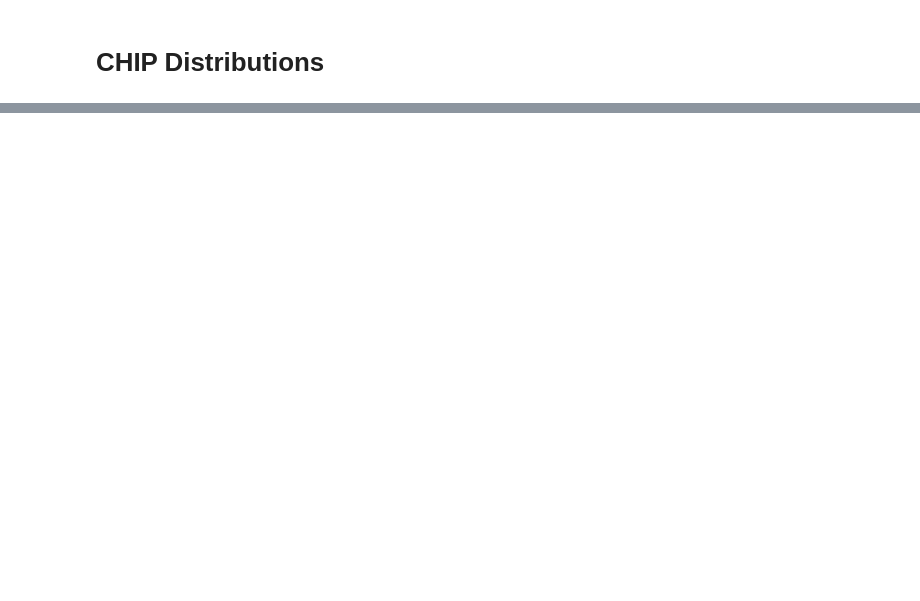
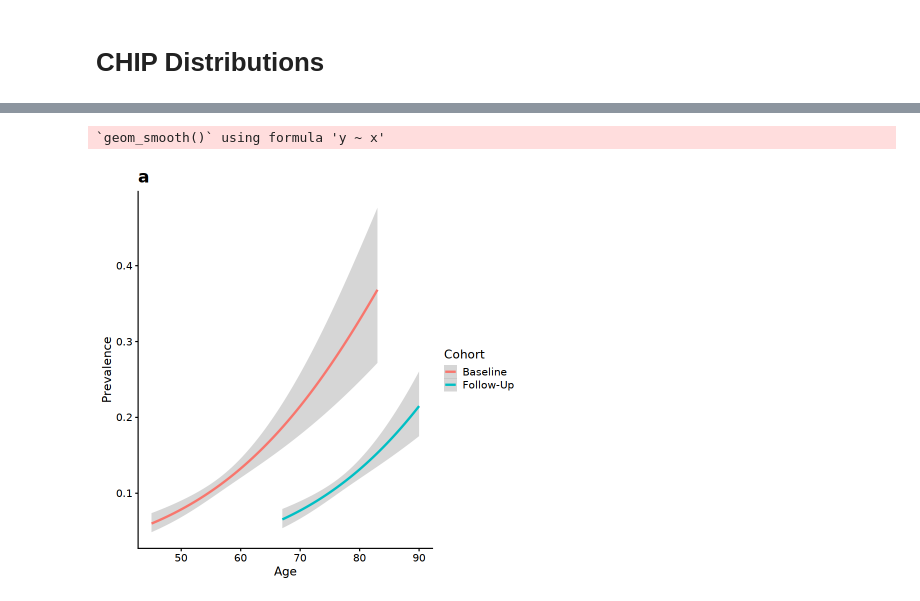
Before and after one commit to MMesbahU/longitudinal-profiling-of-clonal-hematopoiesis, a Jupyter notebook: detect_CH/2.1.Fig1_Table1.ipynb, the cells around one changed output, grey strips where cells are left out. Saved outputs shown, nothing was run; the diff lists cells and outputs as text; code cells hidden in the pictures; blank space fills up the shorter version.

```diff
--- a/detect_CH/2.1.Fig1_Table1.ipynb
+++ b/detect_CH/2.1.Fig1_Table1.ipynb
@@ -9,0 +3,8 @@ aric_baseline <- fread("aric_baseline_N10881.pheno_ch_status.23Mar2023.csv", hea
+# %%
+library(data.table)
+library(ggplot2)
+library(ggpubr)
+library(cowplot)
+theme_set(theme_cowplot())
+library(dplyr)
+library(tidyr)
@@ -9,0 +32,11 @@ aric_baseline <- fread("aric_baseline_N10881.pheno_ch_status.23Mar2023.csv", hea
+# %%
+# Baseline pop
+aric_baseline_full <- fread("aric_baseline_N10881.pheno_ch_status.23Mar2023.csv", header=T)
+
+# N = 4,189
+aric_baseline_n_v05 <- fread("aric_baseline_n_v05_N10881.pheno_ch_status.23Mar2023.csv", header=T)
+
+    # qcd CH variants with phenotypes
+ch_var_in_baseline_qcd.pheno <- fread("ch_var_in_baseline_qcd_pheno.23Mar2023.csv", header = T)
+
+ch_var_in_v05_qcd.pheno <- fread("ch_var_in_v05_qcd_pheno.23Mar2023.csv", header = T)
@@ -9,0 +543,2 @@ aric_baseline <- fread("aric_baseline_N10881.pheno_ch_status.23Mar2023.csv", hea
+# %%
+aric_baseline_n_v05$dAge <- aric_baseline_n_v05$Age - aric_baseline_n_v05$age_base
@@ -9,0 +1294,25 @@ aric_baseline <- fread("aric_baseline_N10881.pheno_ch_status.23Mar2023.csv", hea
+# %%
+# total N with CH data: 87,116
+baseline_CH <- aric_baseline_n_v05[,c(1,6,58,85,8)]
+names(baseline_CH) <- c("SampleID", "Gender", "Age",
+                            "Ancestry", "CHIP_status")
+baseline_CH$Cohort <- "Baseline"
+
+FollowUP_CH <- aric_baseline_n_v05[,c(1,6,7,85,8)]
+names(FollowUP_CH) <- c("SampleID", "Gender", "Age",
+                            "Ancestry", "CHIP_status")
+FollowUP_CH$Cohort <- "Follow-Up"
+
+prev.baseline_n_followup <- rbind.data.frame(baseline_CH,
+                                             FollowUP_CH)
+# %%
+ggplot(data=prev.baseline_n_followup, aes(x=Age, y=CHIP_status, group=Cohort)) +
+  geom_smooth(aes(colour=Cohort), method ="glm",
+              method.args = list(family = "binomial")) +
+  xlab("Age") + ylab("Prevalence") + ggtitle("a") +
+  scale_y_continuous(breaks = c(seq(from = 0, to = 0.6, by = 0.1)) ) +
+scale_x_continuous(breaks = c(seq(0, 100, 10) )) +
+theme(legend.position = "right", plot.title = element_text(size = 20, face = "bold"))
+# %% [output]
+`geom_smooth()` using formula 'y ~ x'
+[figure, added]
```
Also changed, not shown: parts of 41 cells of this notebook, 25 other files.
